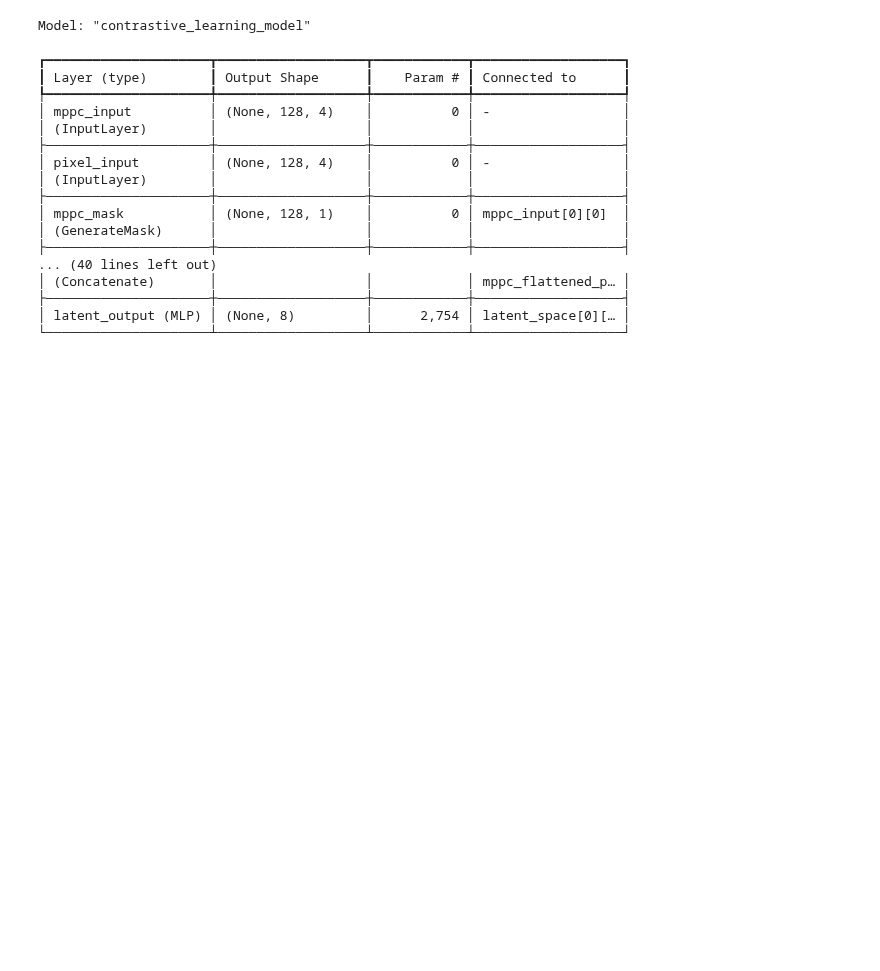
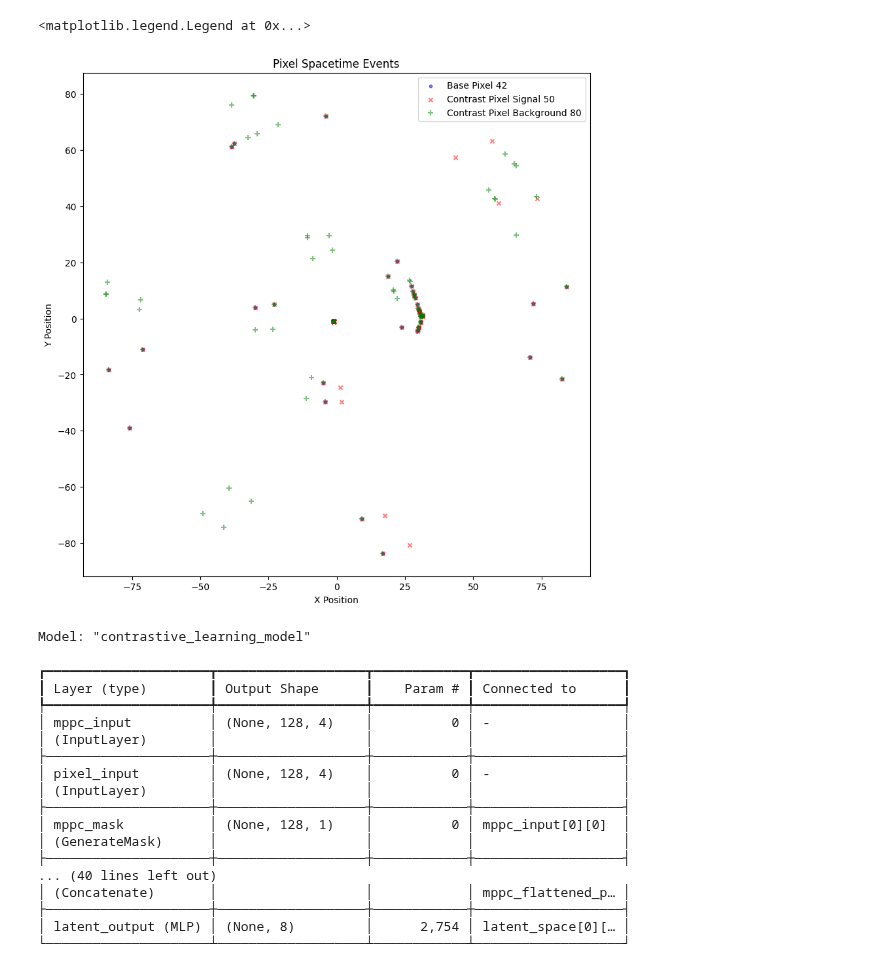
Before and after one commit to makoeppel/mu3e_gnn_trigger, a Jupyter notebook: notebooks/ContrastiveLearning.ipynb, the cells around one changed output. Drawn from its saved outputs; the diff is of its cells as text; code cells hidden in the pictures; blank space fills up the shorter version.

```diff
--- a/notebooks/ContrastiveLearning.ipynb
+++ b/notebooks/ContrastiveLearning.ipynb
@@ -168,6 +168,43 @@ def ContrastSamples(
     num_samples=200000,
     padding_value=-1,
 )
+# %%
+event_id = 0
+fig, ax = plt.subplots(figsize=(10, 10))
+ax.scatter(
+    base_pixel[event_id, :, 0],
+    base_pixel[event_id, :, 1],
+    c="blue",
+    label=f"Base Pixel {np.sum(base_pixel[event_id, :, 0] != -1)}",
+    s=10,
+    alpha=0.5,
+    marker="o",
+)
+ax.scatter(
+    contrast_pixel_signal[event_id, :, 0],
+    contrast_pixel_signal[event_id, :, 1],
+    c="red",
+    label=f"Contrast Pixel Signal {np.sum(contrast_pixel_signal[event_id, :, 0] != -1)}",
+    s=20,
+    alpha=0.5,
+    marker="x",
+)
+ax.scatter(
+    contrast_pixel_background[event_id, :, 0],
+    contrast_pixel_background[event_id, :, 1],
+    c="green",
+    label=f"Contrast Pixel Background {np.sum(contrast_pixel_background[event_id, :, 0] != -1)}",
+    s=30,
+    alpha=0.5,
+    marker="+",
+)
+ax.set_title("Pixel Spacetime Events")
+ax.set_xlabel("X Position")
+ax.set_ylabel("Y Position")
+ax.legend()
+# %% [output]
+<matplotlib.legend.Legend at 0x...>
+[figure, added]
 # %%
 pixel_input = keras.layers.Input(
     shape=(seq_length, input_dim), name="pixel_input", dtype=tf.float32
```
Also changed, not shown: parts of 1 cell of this notebook, 9 other files.
